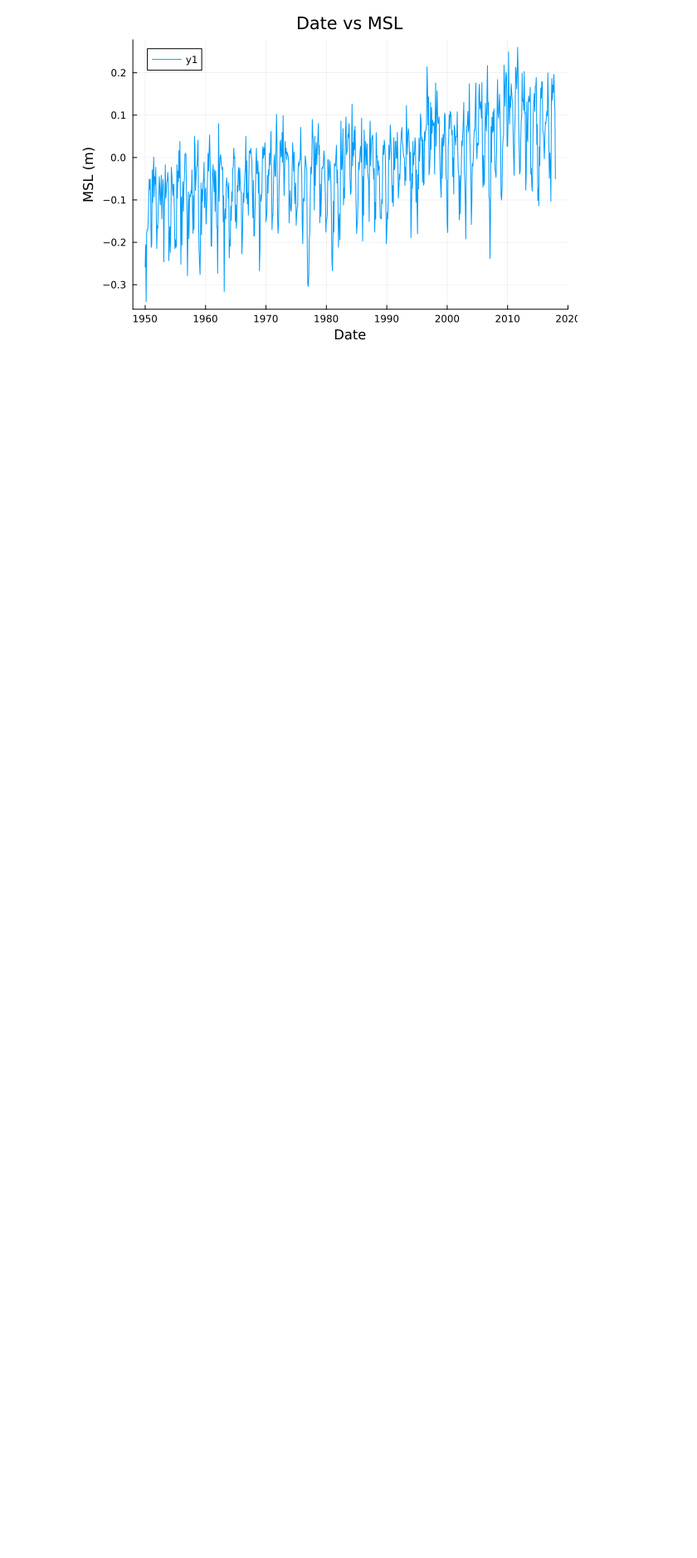
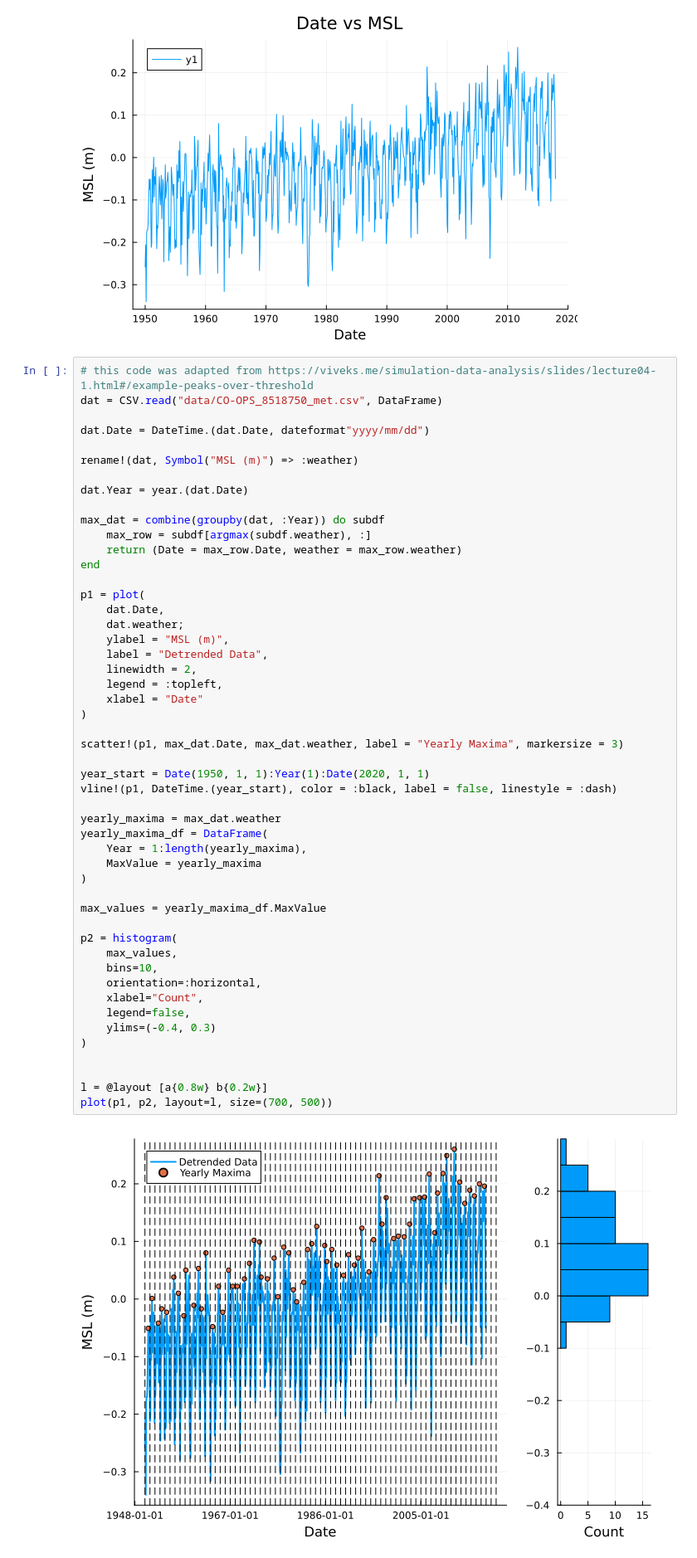
Before and after one commit to rms428/SLR-to-BI-4750, a Jupyter notebook: thirdpassmc.ipynb, the cells around one changed output. Shown at 83% size. Cells and saved outputs as stored; diff of their text form; blank space fills up the shorter version.

```diff
--- a/thirdpassmc.ipynb
+++ b/thirdpassmc.ipynb
@@ -27,6 +28,58 @@ plot(history.Date, history."MSL", xlabel="Date", ylabel="MSL (m)", title="Date v
     xticks=(collect(Date(1950, 1, 1):Year(10):Date(2020, 1, 1)), string.(1950:10:2020)))
 # %% [output]
 [figure]
+# %%
+# this code was adapted from https://viveks.me/simulation-data-analysis/slides/lecture04-1.html#/example-peaks-over-threshold
+dat = CSV.read("data/CO-OPS_8518750_met.csv", DataFrame)
+
+dat.Date = DateTime.(dat.Date, dateformat"yyyy/mm/dd")
+
+rename!(dat, Symbol("MSL (m)") => :weather)
+
+dat.Year = year.(dat.Date)
+
+max_dat = combine(groupby(dat, :Year)) do subdf
+    max_row = subdf[argmax(subdf.weather), :]
+    return (Date = max_row.Date, weather = max_row.weather)
+end
+
+p1 = plot(
+    dat.Date,
+    dat.weather;
+    ylabel = "MSL (m)",
+    label = "Detrended Data",
+    linewidth = 2,
+    legend = :topleft,
+    xlabel = "Date"
+)
+
+scatter!(p1, max_dat.Date, max_dat.weather, label = "Yearly Maxima", markersize = 3)
+
+year_start = Date(1950, 1, 1):Year(1):Date(2020, 1, 1)
+vline!(p1, DateTime.(year_start), color = :black, label = false, linestyle = :dash)
+
+yearly_maxima = max_dat.weather
+yearly_maxima_df = DataFrame(
+    Year = 1:length(yearly_maxima),
+    MaxValue = yearly_maxima
+)
+
+max_values = yearly_maxima_df.MaxValue
+
+p2 = histogram(
+    max_values,
+    bins=10,
+    orientation=:horizontal,
+    xlabel="Count",
+    legend=false,
+    ylims=(-0.4, 0.3)
+)
+
+
+l = @layout [a{0.8w} b{0.2w}]
+plot(p1, p2, layout=l, size=(700, 500))
+# %% [output]
+[figure, added]
 # %%
 history_simple = select(history, :Date, :("MSL"))
 decades_df = filter(row -> month(row.Date) == 1 && day(row.Date) == 1, history_simple)
```
Also changed, not shown: parts of 6 cells of this notebook, 1 other file.
